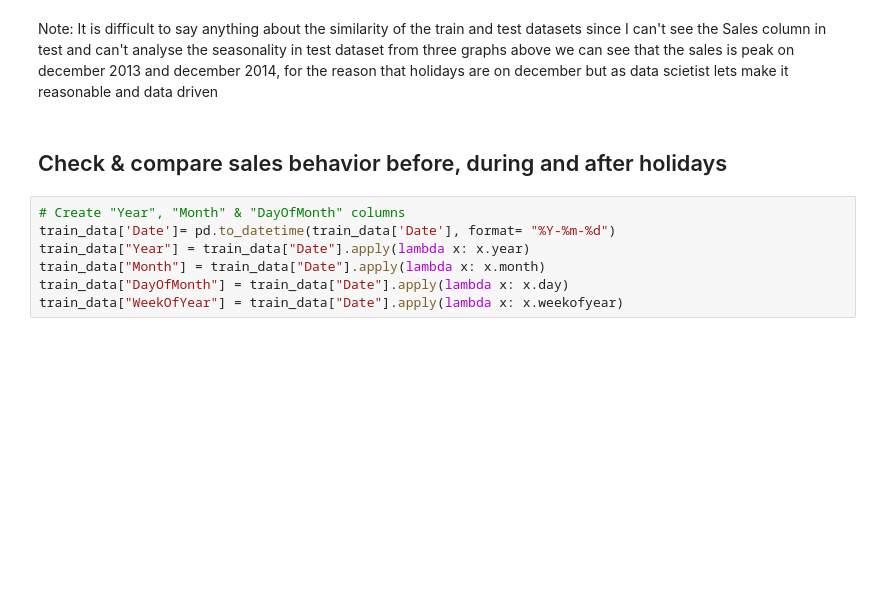
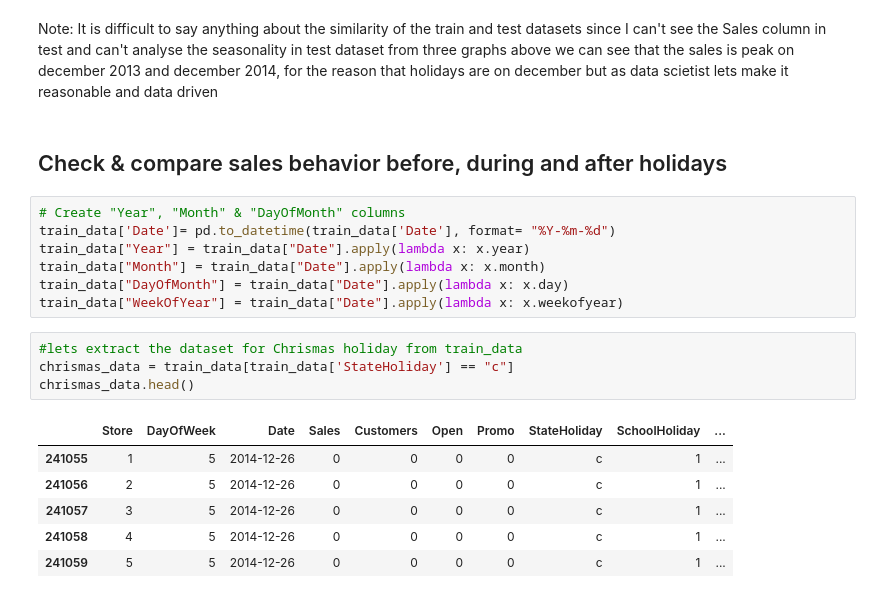
Before and after one commit to yonamg/Pharmaceutical-Sales-Prediction, a Jupyter notebook: notebook/Pharmacy_Sales_EDA.ipynb, the cells around one changed output. Saved outputs shown, nothing was run; the diff lists cells and outputs as text; blank space fills up the shorter version.

```diff
--- a/notebook/Pharmacy_Sales_EDA.ipynb
+++ b/notebook/Pharmacy_Sales_EDA.ipynb
@@ -273,3 +274,14 @@ train_data["Year"] = train_data["Date"].apply(lambda x: x.year)
 train_data["Month"] = train_data["Date"].apply(lambda x: x.month)
 train_data["DayOfMonth"] = train_data["Date"].apply(lambda x: x.day)
 train_data["WeekOfYear"] = train_data["Date"].apply(lambda x: x.weekofyear)
+# %%
+#lets extract the dataset for Chrismas holiday from train_data
+chrismas_data = train_data[train_data['StateHoliday'] == "c"]
+chrismas_data.head()
+# %% [output]
+|  | Store | DayOfWeek | Date | Sales | Customers | Open | Promo | StateHoliday | SchoolHoliday | ... |
+| 241055 | 1 | 5 | 2014-12-26 | 0 | 0 | 0 | 0 | c | 1 | ... |
+| 241056 | 2 | 5 | 2014-12-26 | 0 | 0 | 0 | 0 | c | 1 | ... |
+| 241057 | 3 | 5 | 2014-12-26 | 0 | 0 | 0 | 0 | c | 1 | ... |
+| 241058 | 4 | 5 | 2014-12-26 | 0 | 0 | 0 | 0 | c | 1 | ... |
+| 241059 | 5 | 5 | 2014-12-26 | 0 | 0 | 0 | 0 | c | 1 | ... |
```
Also changed, not shown: parts of 6 cells of this notebook.
